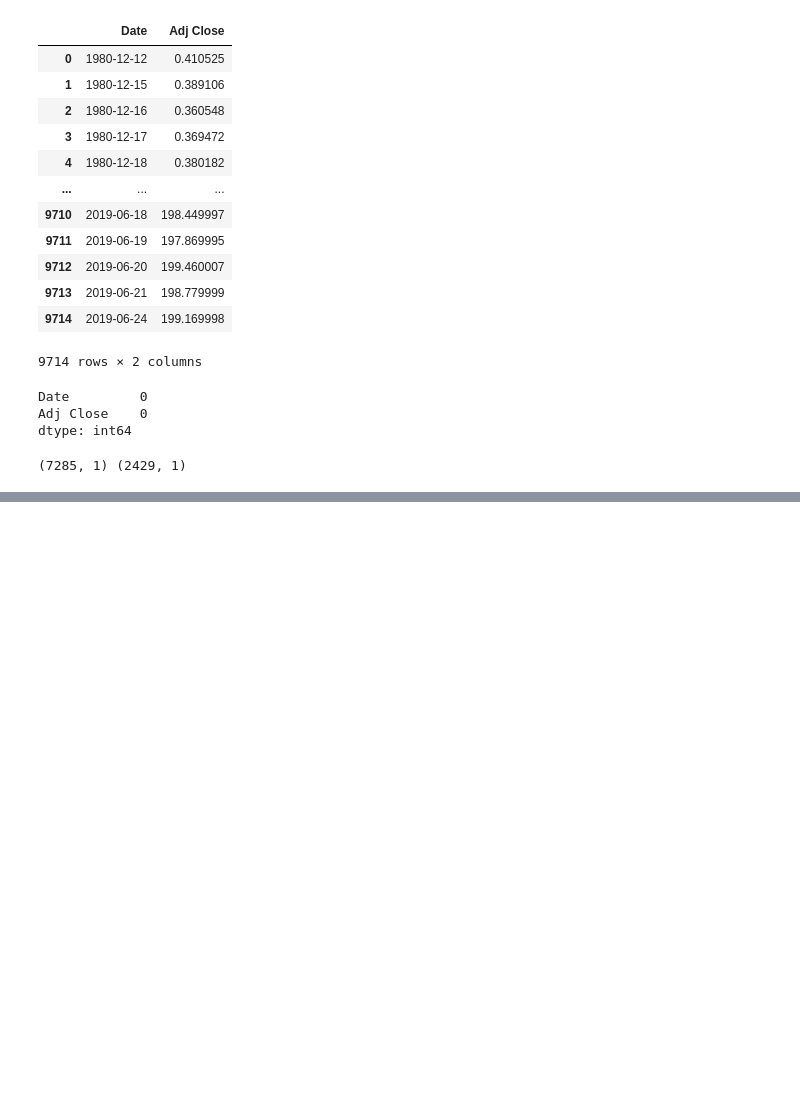
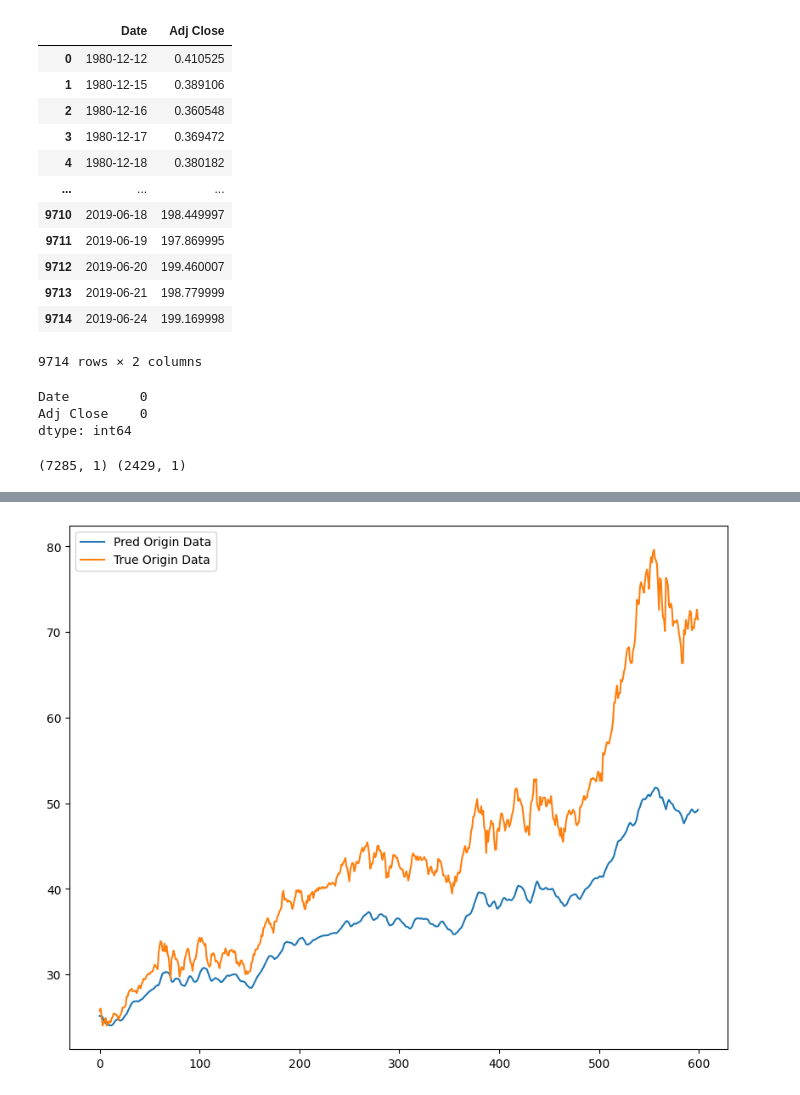
Before and after one commit to 1124apm/Multicam_2025, a Jupyter notebook: 251015/02_exam.ipynb, the cells around one changed output, grey strips where cells are left out. Drawn from its saved outputs; the diff is of its cells as text; code cells hidden in the pictures; blank space fills up the shorter version.

```diff
--- a/251015/02_exam.ipynb
+++ b/251015/02_exam.ipynb
@@ -231,0 +221,5 @@ print(train_data.shape, test_data.shape)
+# %%
+# Tensor 형태로 변환된 데이터를 WindowDataset의 형태로 변환하고,
+# DataLoader를 이용하여 학습에 사용하기 편한 형태로 변경 (window의 개수는 60)
+train_ds = WindowDataset(train_sc, 60)
+test_ds = WindowDataset(test_sc, 60)
@@ -231,0 +340,13 @@ print(train_data.shape, test_data.shape)
+# %%
+# 스케일링 데이터를 다시 원본의 데이터셋으로 변경
+# inverse_transform(): 스케일링 데이터를 원본으로 변경
+preds_origin = scaler.inverse_transform(preds.reshape(-1, 1)).squeeze()
+trues_origin = scaler.inverse_transform(trues.reshape(-1, 1)).squeeze()
+# %%
+plt.figure(figsize=(10, 8))
+plt.plot(preds_origin[:600], label= 'Pred Origin Data')
+plt.plot(trues_origin[:600], label= 'True Origin Data')
+plt.legend()
+plt.show()
+# %% [output]
+[figure, added]
```
Also changed, not shown: parts of 11 cells of this notebook, 9 other files.
